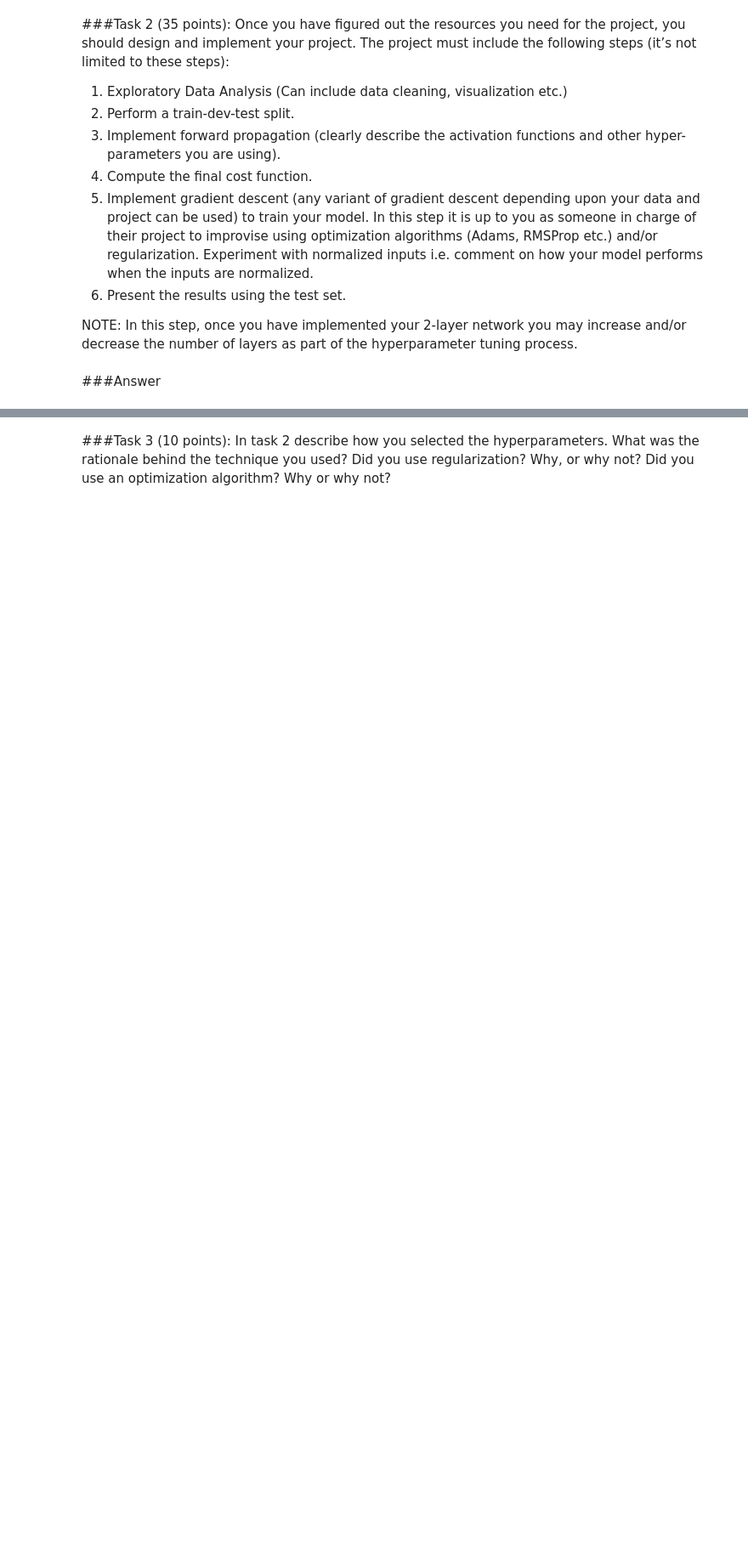
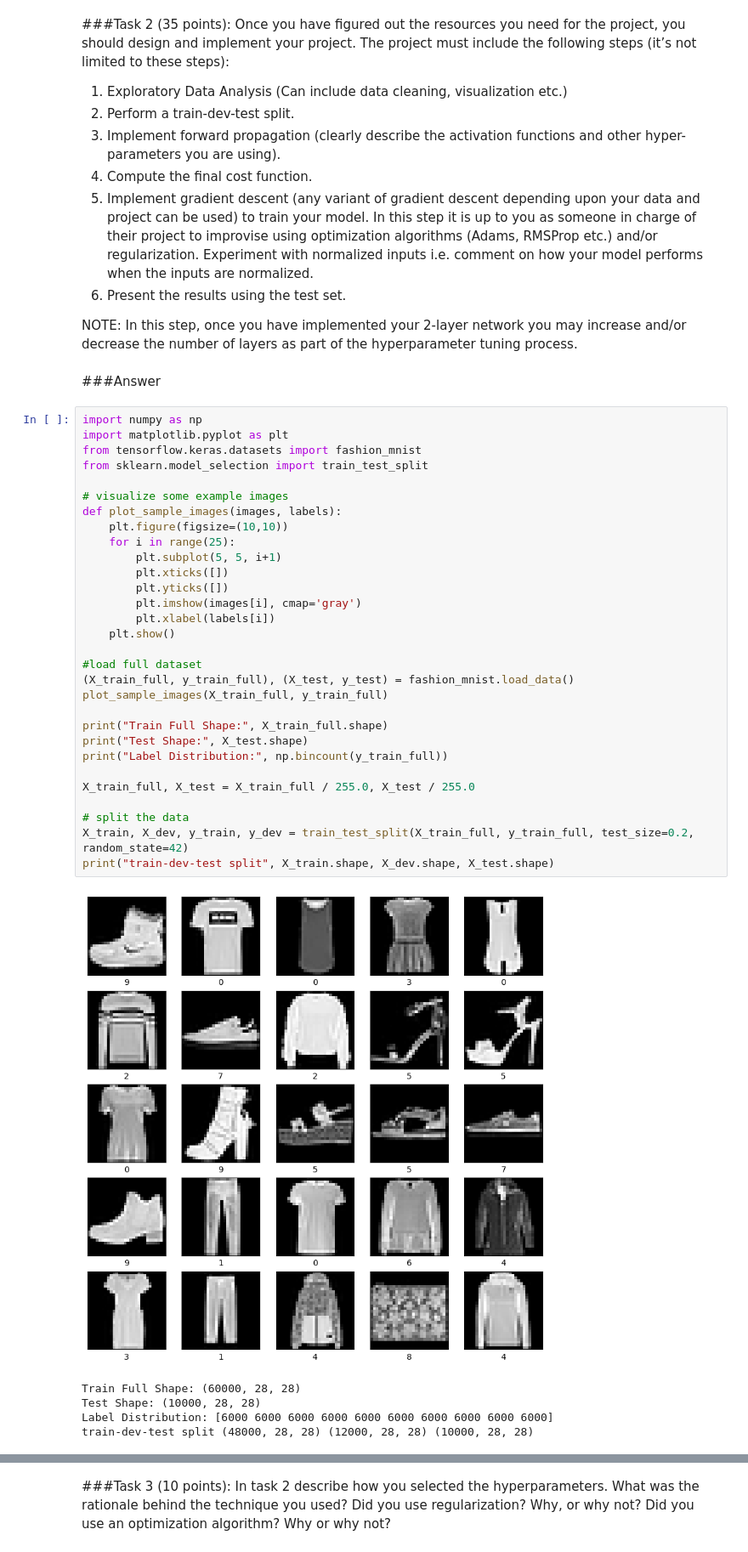
Before and after one commit to liangliang6v6/Homeworks, a Jupyter notebook: Homework3.ipynb, the cells around one changed output, grey strips where cells are left out. Shown at 85% size. Saved outputs shown, nothing was run; the diff lists cells and outputs as text; blank space fills up the shorter version.

```diff
--- a/Homework3.ipynb
+++ b/Homework3.ipynb
@@ -51,3 +249,39 @@ your model performs when the inputs are normalized.
 NOTE: In this step, once you have implemented your 2-layer network you may increase and/or decrease the number of layers as part of the hyperparameter tuning process.
 # %% [markdown]
 ###Answer
+# %%
+import numpy as np
+import matplotlib.pyplot as plt
+from tensorflow.keras.datasets import fashion_mnist
+from sklearn.model_selection import train_test_split
+
+# visualize some example images
+def plot_sample_images(images, labels):
+    plt.figure(figsize=(10,10))
+    for i in range(25):
+        plt.subplot(5, 5, i+1)
+        plt.xticks([])
+        plt.yticks([])
+        plt.imshow(images[i], cmap='gray')
+        plt.xlabel(labels[i])
+    plt.show()
+
+#load full dataset
+(X_train_full, y_train_full), (X_test, y_test) = fashion_mnist.load_data()
+plot_sample_images(X_train_full, y_train_full)
+
+print("Train Full Shape:", X_train_full.shape)
+print("Test Shape:", X_test.shape)
+print("Label Distribution:", np.bincount(y_train_full))
+
+X_train_full, X_test = X_train_full / 255.0, X_test / 255.0
+
+# split the data
+X_train, X_dev, y_train, y_dev = train_test_split(X_train_full, y_train_full, test_size=0.2, random_state=42)
+print("train-dev-test split", X_train.shape, X_dev.shape, X_test.shape)
+# %% [output]
+[figure, added]
+Train Full Shape: (60000, 28, 28)
+Test Shape: (10000, 28, 28)
+Label Distribution: [6000 6000 6000 6000 6000 6000 6000 6000 6000 6000]
+train-dev-test split (48000, 28, 28) (12000, 28, 28) (10000, 28, 28)
```
Also changed, not shown: parts of 14 cells of this notebook.
